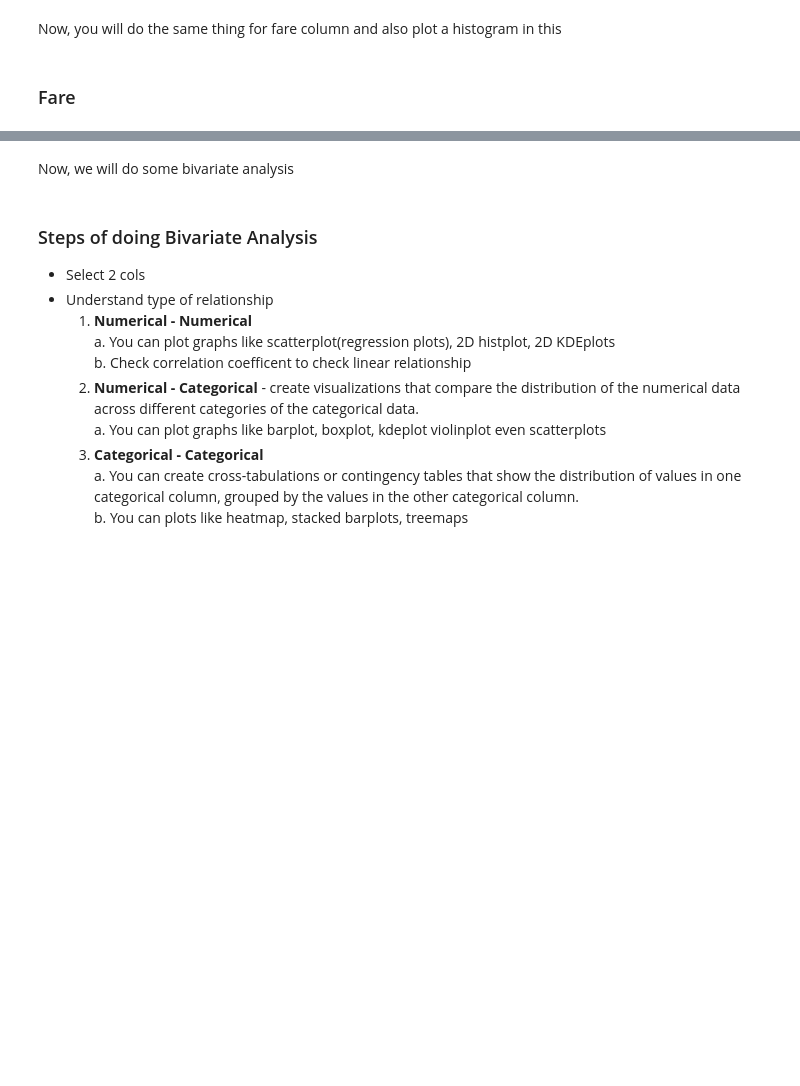
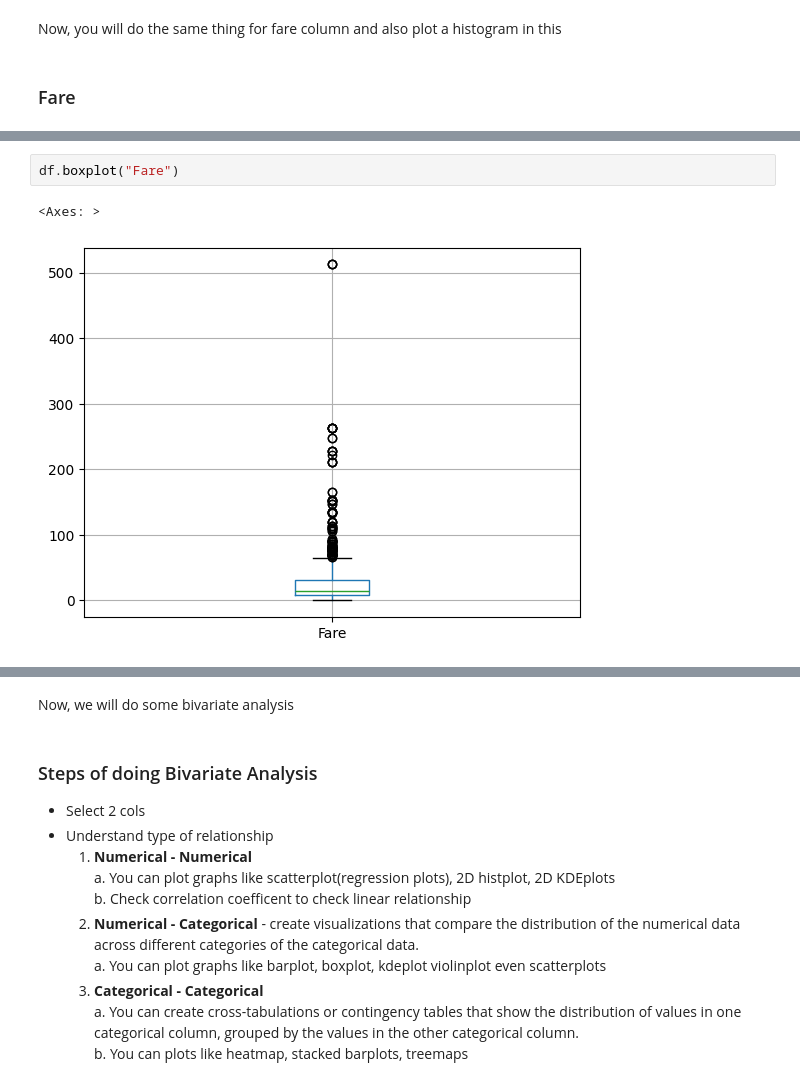
Before and after one commit to maheck9/SynapseLP, a Jupyter notebook: SynapseLPWeekOne.ipynb, the cells around one changed output, grey strips where cells are left out. Cells and saved outputs as stored; diff of their text form; blank space fills up the shorter version.

```diff
--- a/SynapseLPWeekOne.ipynb
+++ b/SynapseLPWeekOne.ipynb
@@ -786,0 +913,5 @@ What do you infer from the output of the cell below (Hint: Look at the fare colu
+# %%
+df.boxplot("Fare")
+# %% [output]
+<Axes: >
+[figure, added]
```
Also changed, not shown: parts of 45 cells of this notebook.
